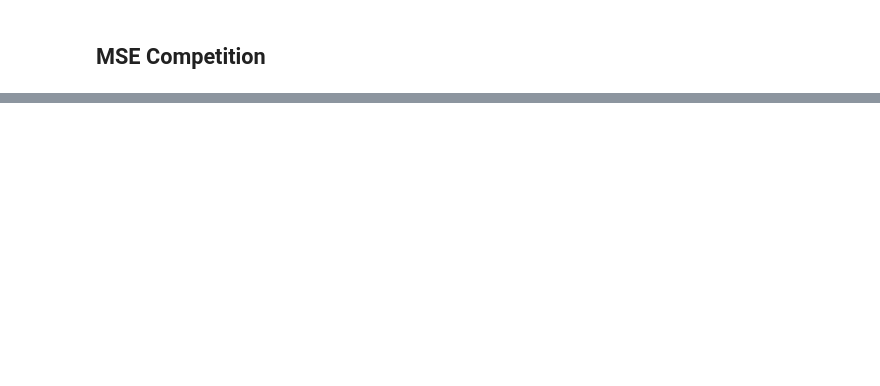
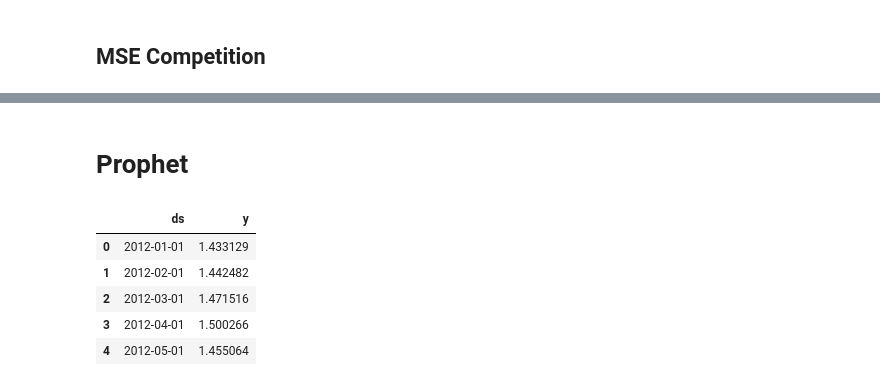
Before and after one commit to AMM93/Precios-Gasolina, a Jupyter notebook: modelos.ipynb, the cells around one changed output, grey strips where cells are left out. Cells and saved outputs as stored; diff of their text form; code cells hidden in the pictures; blank space fills up the shorter version.

```diff
--- a/modelos.ipynb
+++ b/modelos.ipynb
@@ -488,3 +814,5 @@ df_mse
 # %%
 fig_mse = px.bar(df_mse, x='Model', y='MSE', title= 'Competeción MSE de los modelos construidos')
 fig_mse.show()
+# %% [markdown]
+# Prophet
@@ -490,0 +821,11 @@ fig_mse.show()
+# %%
+train_prophet = df_train.copy()
+train_prophet.columns = ['ds', 'y'] # Prophet nos obliga a tener esta nomenclatura de columnas
+train_prophet.head()
+# %% [output]
+|  | ds | y |
+| 0 | 2012-01-01 | 1.433129 |
+| 1 | 2012-02-01 | 1.442482 |
+| 2 | 2012-03-01 | 1.471516 |
+| 3 | 2012-04-01 | 1.500266 |
+| 4 | 2012-05-01 | 1.455064 |
```
Also changed, not shown: parts of 45 cells of this notebook.
